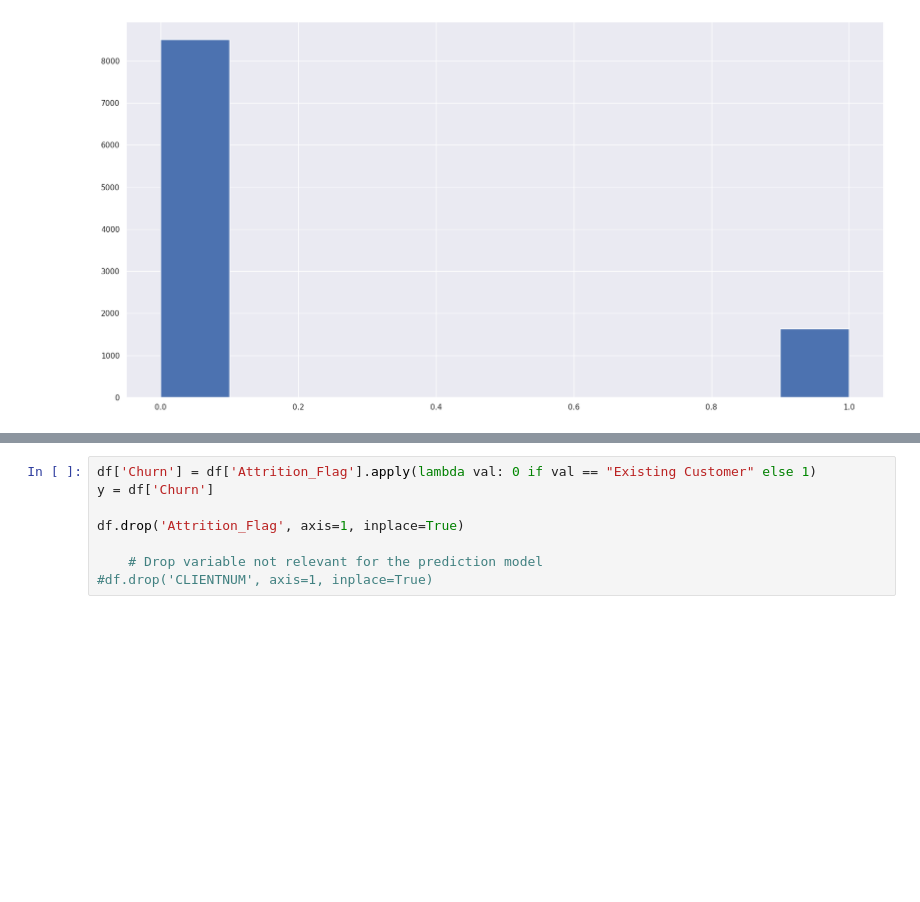
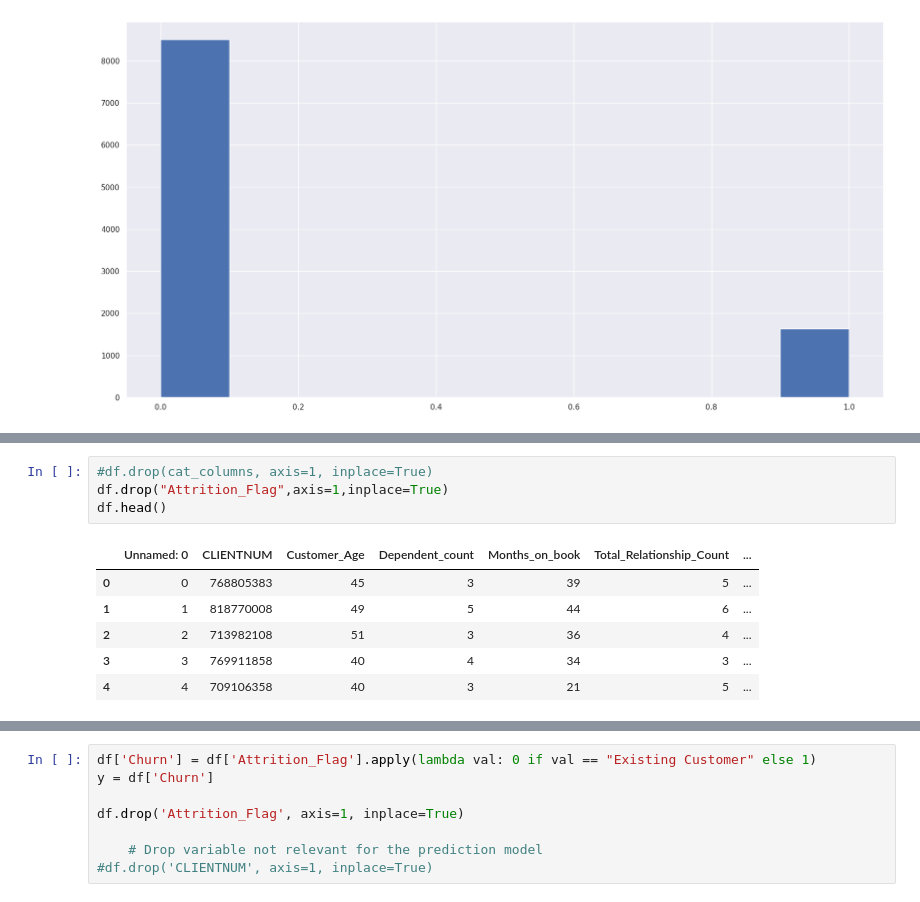
Before and after one commit to ofekhub88/DevOpsML, a Jupyter notebook: PredictCustomerChurn/churn_notebook.ipynb, the cells around one changed output, grey strips where cells are left out. Cells and saved outputs as stored; diff of their text form; blank space fills up the shorter version.

```diff
--- a/PredictCustomerChurn/churn_notebook.ipynb
+++ b/PredictCustomerChurn/churn_notebook.ipynb
@@ -135,6 +135,17 @@ plt.figure(figsize=(20,10))
 sns.histplot(df['Total_Trans_Ct'], stat='density', kde=True);
 # %% [output]
 [figure]
+# %%
+#df.drop(cat_columns, axis=1, inplace=True)
+df.drop("Attrition_Flag",axis=1,inplace=True)
+df.head()
+# %% [output]
+|  | Unnamed: 0 | CLIENTNUM | Customer_Age | Dependent_count | Months_on_book | Total_Relationship_Count | ... |
+| 0 | 0 | 768805383 | 45 | 3 | 39 | 5 | ... |
+| 1 | 1 | 818770008 | 49 | 5 | 44 | 6 | ... |
+| 2 | 2 | 713982108 | 51 | 3 | 36 | 4 | ... |
+| 3 | 3 | 769911858 | 40 | 4 | 34 | 3 | ... |
+| 4 | 4 | 709106358 | 40 | 3 | 21 | 5 | ... |
 # %%
 plt.figure(figsize=(20,10))
 sns.heatmap(df.corr(), annot=False, cmap='Dark2_r', linewidths = 2)
```
Also changed, not shown: parts of 3 cells of this notebook, 3 other files.
